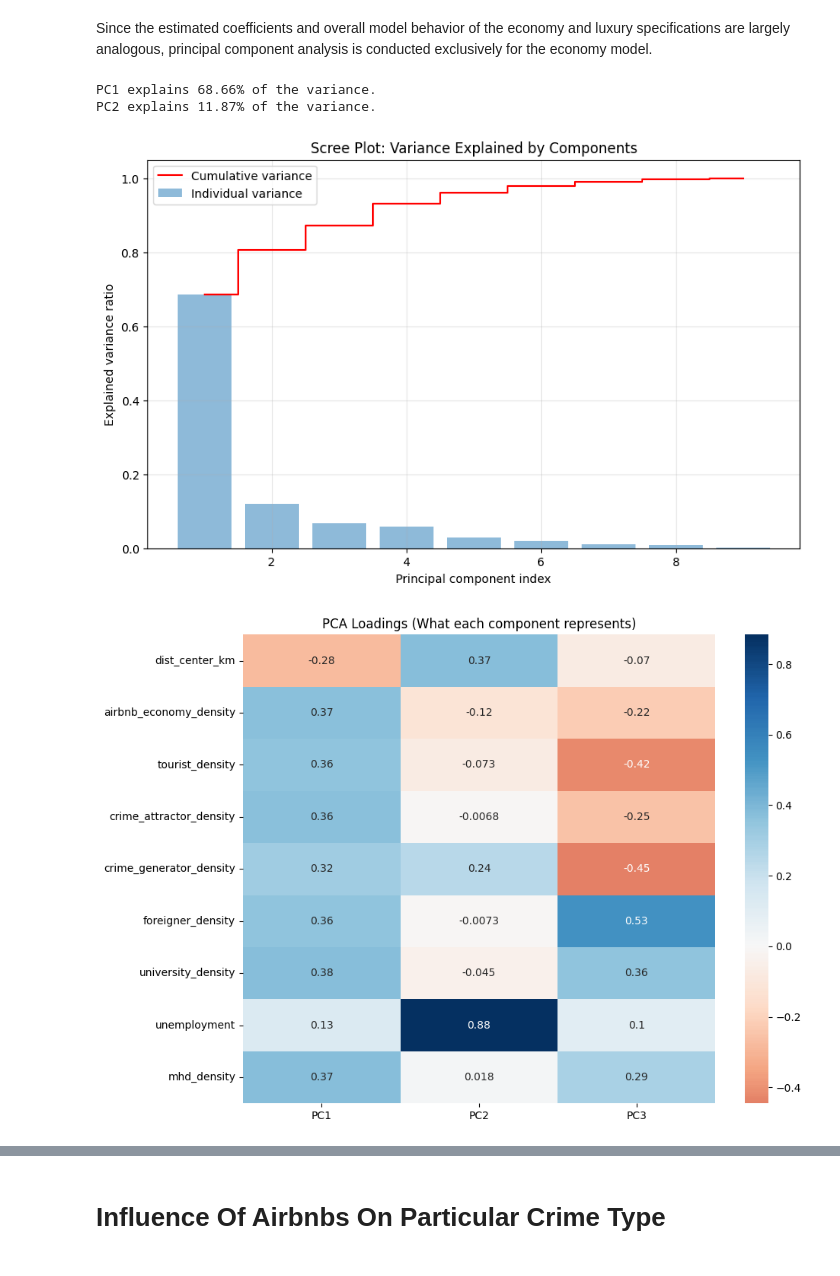
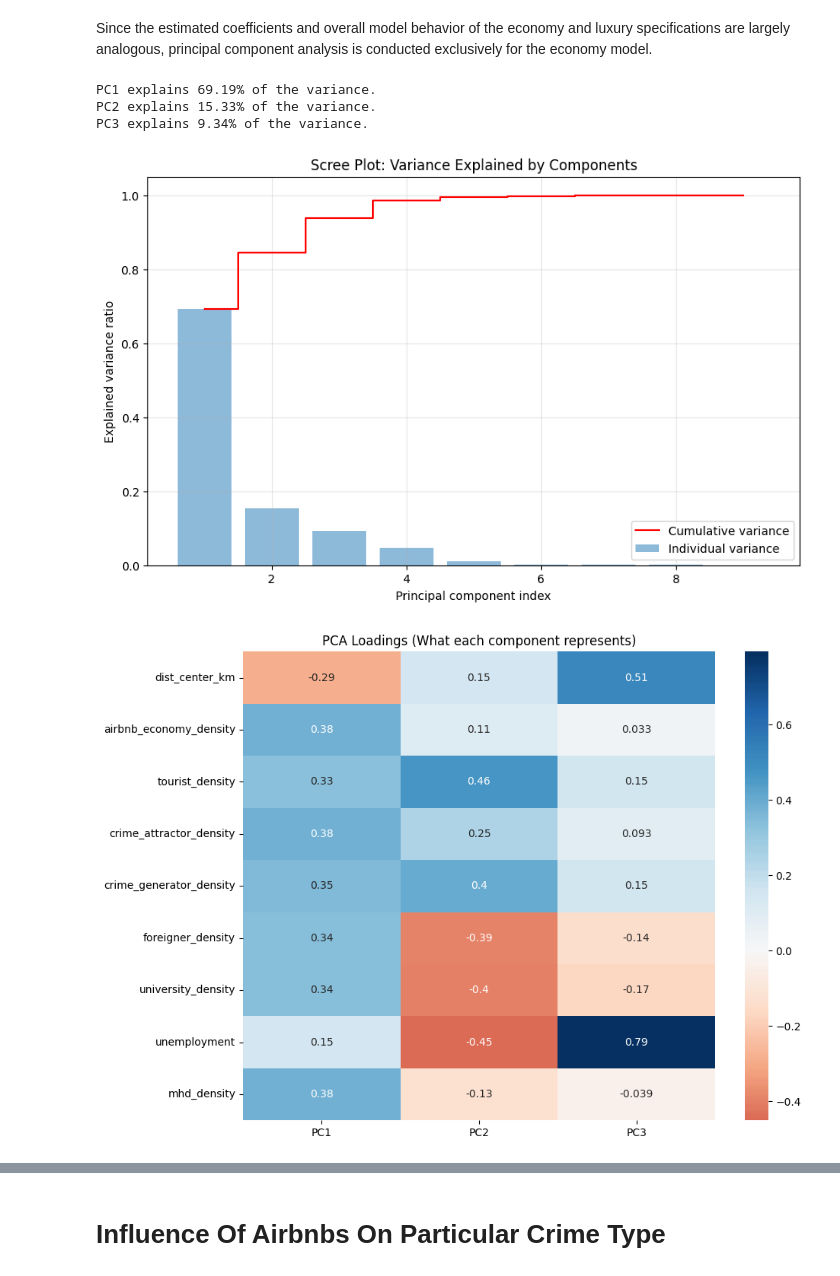
Before and after one commit to OiKek/SAN, a Jupyter notebook: src/exploratory-data-analysis.ipynb, the cells around one changed output, grey strips where cells are left out. Cells and saved outputs as stored; diff of their text form; code cells hidden in the pictures.

```diff
--- a/src/exploratory-data-analysis.ipynb
+++ b/src/exploratory-data-analysis.ipynb
@@ -141,0 +356,2 @@ lm_crime_luxury = smf.ols('crime_density ~ dist_center_km + airbnb_luxury_densit
+# %%
+X = df.drop([2, 8, 21, 46, 56])
@@ -559,17 +615,7 @@ The most critical finding lies in the divergence between the two segments: Luxur
 # %% [markdown]
 ##### Lasso Regression
 # %%
-lasso_model_econ = LassoCV(alphas=None, cv=10, max_iter=10000)
-lasso_model_econ.fit(X_scaled_econ, y_econ)
-
-lasso_coefs_econ = pd.Series(lasso_model_econ.coef_, index=features_economy).sort_values(ascending=False)
-print("Best Alpha for Lasso:", lasso_model_econ.alpha_)
-print("\nLasso Coefficients (Variables at 0 are excluded):\n", lasso_coefs_econ)
-
-lasso_model_lux = LassoCV(alphas=None, cv=10, max_iter=10000)
-lasso_model_lux.fit(X_scaled_lux, y_lux)
-
-lasso_coefs_lux = pd.Series(lasso_model_lux.coef_, index=features_luxury).sort_values(ascending=False)
-print("Best Alpha for Lasso:", lasso_model_lux.alpha_)
-print("\nLasso Coefficients (Variables at 0 are excluded):\n", lasso_coefs_lux)
+lasso_regression(X_scaled_econ, y_econ, features_economy)
+print()
+lasso_regression(X_scaled_lux, y_lux, features_luxury)
 # %% [output]
@@ -612,43 +656,23 @@ Since the estimated coefficients and overall model behavior of the economy and l
 # %%
 from sklearn.decomposition import PCA
 
 pca = PCA()
 pca_features = pca.fit_transform(X_scaled_econ)
 
-# 4. Visualization: The Scree Plot (Explained Variance)
-exp_var_cum = np.cumsum(pca.explained_variance_ratio_)
-
-plt.figure(figsize=(10, 6))
-plt.bar(range(1, len(exp_var_cum) + 1), pca.explained_variance_ratio_, alpha=0.5, align='center', label='Individual variance')
-plt.step(range(1, len(exp_var_cum) + 1), exp_var_cum, where='mid', label='Cumulative variance', color='red')
-plt.ylabel('Explained variance ratio')
-plt.xlabel('Principal component index')
-plt.title('Scree Plot: Variance Explained by Components')
-plt.legend(loc='best')
-plt.grid(True, alpha=0.3)
-plt.savefig('pca_scree_plot.png')
-
-# 5. Interpretation: Component Loadings
-loadings = pd.DataFrame(
-    pca.components_.T,
-    columns=[f'PC{i+1}' for i in range(len(features_economy))],
-    index=features_economy
-)
-
-plt.figure(figsize=(10, 8))
-sns.heatmap(loadings.iloc[:, :3], annot=True, cmap='RdBu', center=0)
-plt.title('PCA Loadings (What each component represents)')
-plt.savefig('pca_loadings_heatmap.png')
+scree_plot(pca)
+pca_loadings(pca, features_economy)
 
 # 6. Add the Top Components back to your DataFrame for the GLM
 # Usually, PC1 and PC2 are enough
-X_no_outliers_e['Urban_Intensity_PC1'] = pca_features[:, 0]
-X_no_outliers_e['Social_Structure_PC2'] = pca_features[:, 1]
+X['urban_intensity_pc11'] = pca_features[:, 0]
+X['social_structure_pc2'] = pca_features[:, 1]
 
 print(f"PC1 explains {pca.explained_variance_ratio_[0]:.2%} of the variance.")
 print(f"PC2 explains {pca.explained_variance_ratio_[1]:.2%} of the variance.")
+print(f"PC3 explains {pca.explained_variance_ratio_[2]:.2%} of the variance.")
 # %% [output]
-PC1 explains 68.66% of the variance.
-PC2 explains 11.87% of the variance.
+PC1 explains 69.19% of the variance.
+PC2 explains 15.33% of the variance.
+PC3 explains 9.34% of the variance.
-[figure, old version]
+[figure, new version]
-[figure, old version]
+[figure, new version]
```
Also changed, not shown: parts of 92 cells of this notebook.
